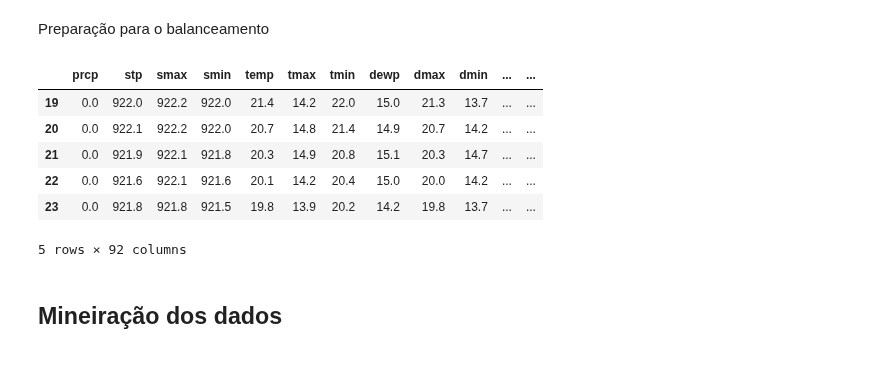
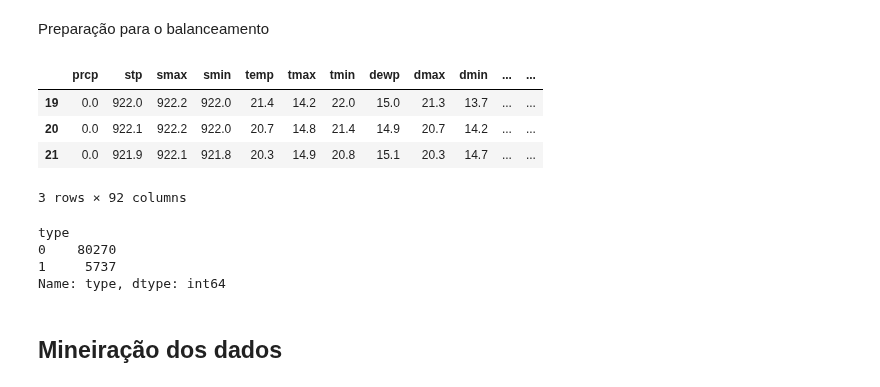
Before and after one commit to dedeco/bigclima-project, a Jupyter notebook: notebooks/graphs-zarate-nn1.ipynb, the cells around one changed output. Cells and saved outputs as stored; diff of their text form; code cells hidden in the pictures.

```diff
--- a/notebooks/graphs-zarate-nn1.ipynb
+++ b/notebooks/graphs-zarate-nn1.ipynb
@@ -367,13 +368,3 @@ def f(x):
         return 0
     else:
         return 1
-dfm['type'] = dfm.apply(f, axis=1)
-dfm.head()
-# %% [output]
-|  | prcp | stp | smax | smin | temp | tmax | tmin | dewp | dmax | dmin | ... | ... |
-| 19 | 0.0 | 922.0 | 922.2 | 922.0 | 21.4 | 14.2 | 22.0 | 15.0 | 21.3 | 13.7 | ... | ... |
-| 20 | 0.0 | 922.1 | 922.2 | 922.0 | 20.7 | 14.8 | 21.4 | 14.9 | 20.7 | 14.2 | ... | ... |
-| 21 | 0.0 | 921.9 | 922.1 | 921.8 | 20.3 | 14.9 | 20.8 | 15.1 | 20.3 | 14.7 | ... | ... |
-| 22 | 0.0 | 921.6 | 922.1 | 921.6 | 20.1 | 14.2 | 20.4 | 15.0 | 20.0 | 14.2 | ... | ... |
-| 23 | 0.0 | 921.8 | 921.8 | 921.5 | 19.8 | 13.9 | 20.2 | 14.2 | 19.8 | 13.7 | ... | ... |
-5 rows × 92 columns
@@ -379,0 +373,8 @@ dfm.head()
+# %%
+dfm.head(3)
+# %% [output]
+|  | prcp | stp | smax | smin | temp | tmax | tmin | dewp | dmax | dmin | ... | ... |
+| 19 | 0.0 | 922.0 | 922.2 | 922.0 | 21.4 | 14.2 | 22.0 | 15.0 | 21.3 | 13.7 | ... | ... |
+| 20 | 0.0 | 922.1 | 922.2 | 922.0 | 20.7 | 14.8 | 21.4 | 14.9 | 20.7 | 14.2 | ... | ... |
+| 21 | 0.0 | 921.9 | 922.1 | 921.8 | 20.3 | 14.9 | 20.8 | 15.1 | 20.3 | 14.7 | ... | ... |
+3 rows × 92 columns
@@ -380,3 +388,11 @@ dfm.head()
+# %%
+z = dfm['type'].groupby(dfm['type']).count()
+print (z)
+# %% [output]
+type
+0    80270
+1     5737
+Name: type, dtype: int64
 # %% [markdown]
 <h2>Mineiração dos dados</h2>
 # %% [markdown]
```
Also changed, not shown: parts of 43 cells of this notebook.
